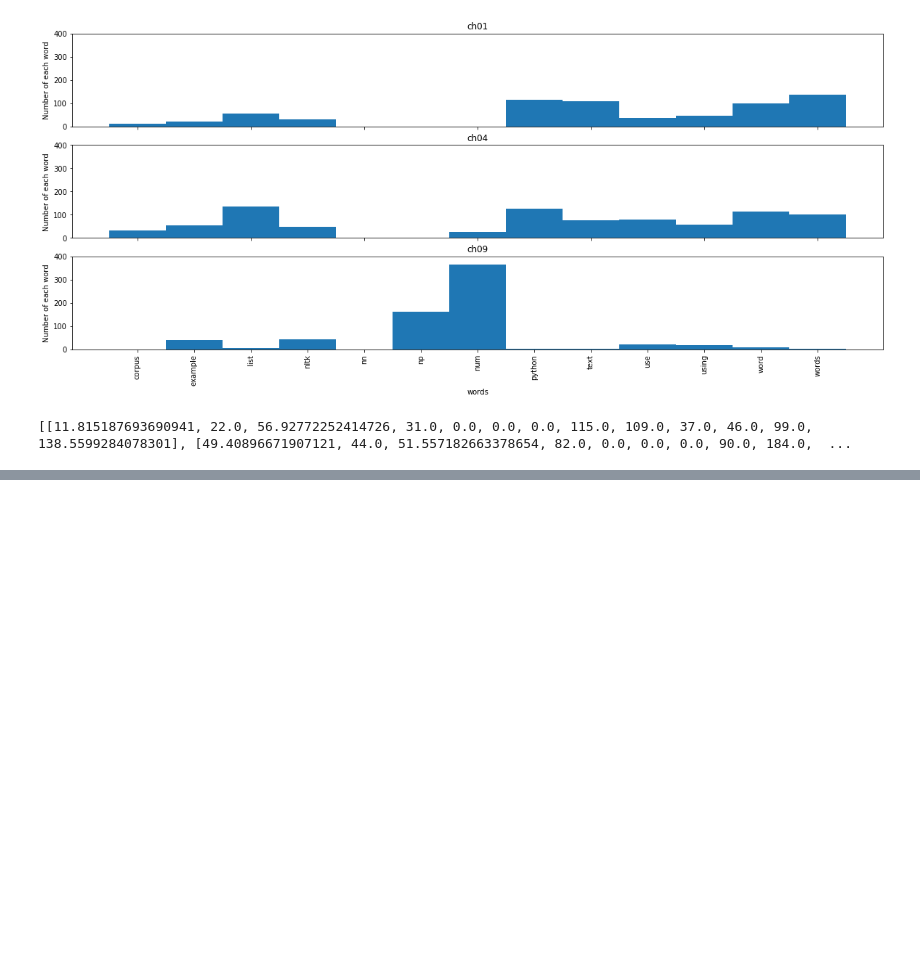
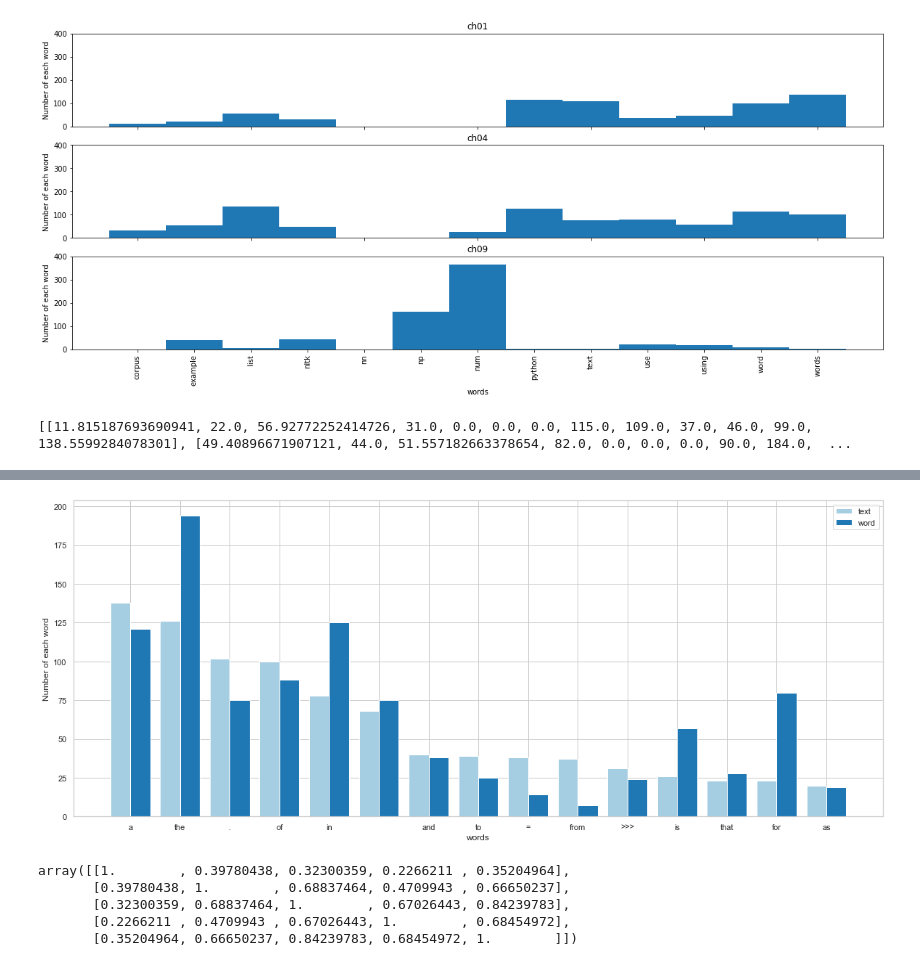
Before and after one commit to m-yusuke/datamining_report3, a Jupyter notebook: nlp.ipynb, the cells around one changed output, grey strips where cells are left out. Saved outputs shown, nothing was run; the diff lists cells and outputs as text; code cells hidden in the pictures; blank space fills up the shorter version.

```diff
--- a/nlp.ipynb
+++ b/nlp.ipynb
@@ -355,0 +573,14 @@ plt.bar(x, vec1_3_4_9[3], width=1.0)
+# %%
+for i, j in degree.items():
+    print(i, j)
+
+descending = []
+while len(degree) > 0:
+    maxnum = 0
+    for i, j in degree.items():
+        if degree[i][target1] > maxnum:
+            maxnum = degree[i][target1]
+            maxidx = i
+    tmp = [maxidx, degree[maxidx]]
+    descending.append(tmp)
+    degree.pop(maxidx)
@@ -355,0 +605,3 @@ plt.bar(x, vec1_3_4_9[3], width=1.0)
+# %%
+for i in descending:
+    print(i)
@@ -355,0 +626,33 @@ plt.bar(x, vec1_3_4_9[3], width=1.0)
+# %%
+sns.set()
+sns.set_style('whitegrid')
+sns.set_palette('Paired')
+
+num_of_val = 15
+x = np.array([i[0] for i in descending[:num_of_val]])
+x_position = np.arange(len(x))
+
+y_target1 = np.array([i[1][target1] for i in descending[:num_of_val]])
+y_target2 = np.array([i[1][target2] for i in descending[:num_of_val]])
+
+fig = plt.figure(figsize=(20,8))
+ax = fig.add_subplot(1, 1, 1, xlabel="words", ylabel="Number of each word")
+ax.bar(x_position, y_target1, width=0.4, label=target1)
+ax.bar(x_position + 0.4, y_target2, width=0.4, label=target2)
+ax.legend()
+ax.set_xticks(x_position + 0.2)
+ax.set_xticklabels(x)
+plt.show()
+# %% [output]
+[figure, added]
+# %%
+words = ["natural", "language", "text", "count", "python"]
+vectors = df_ex3[words].T.values
+cos_similarity_matrix = np.array(cosine_similarity(vectors))
+cos_similarity_matrix
+# %% [output]
+array([[1.        , 0.39780438, 0.32300359, 0.2266211 , 0.35204964],
+       [0.39780438, 1.        , 0.68837464, 0.4709943 , 0.66650237],
+       [0.32300359, 0.68837464, 1.        , 0.67026443, 0.84239783],
+       [0.2266211 , 0.4709943 , 0.67026443, 1.        , 0.68454972],
+       [0.35204964, 0.66650237, 0.84239783, 0.68454972, 1.        ]])
```
Also changed, not shown: parts of 27 cells of this notebook.
